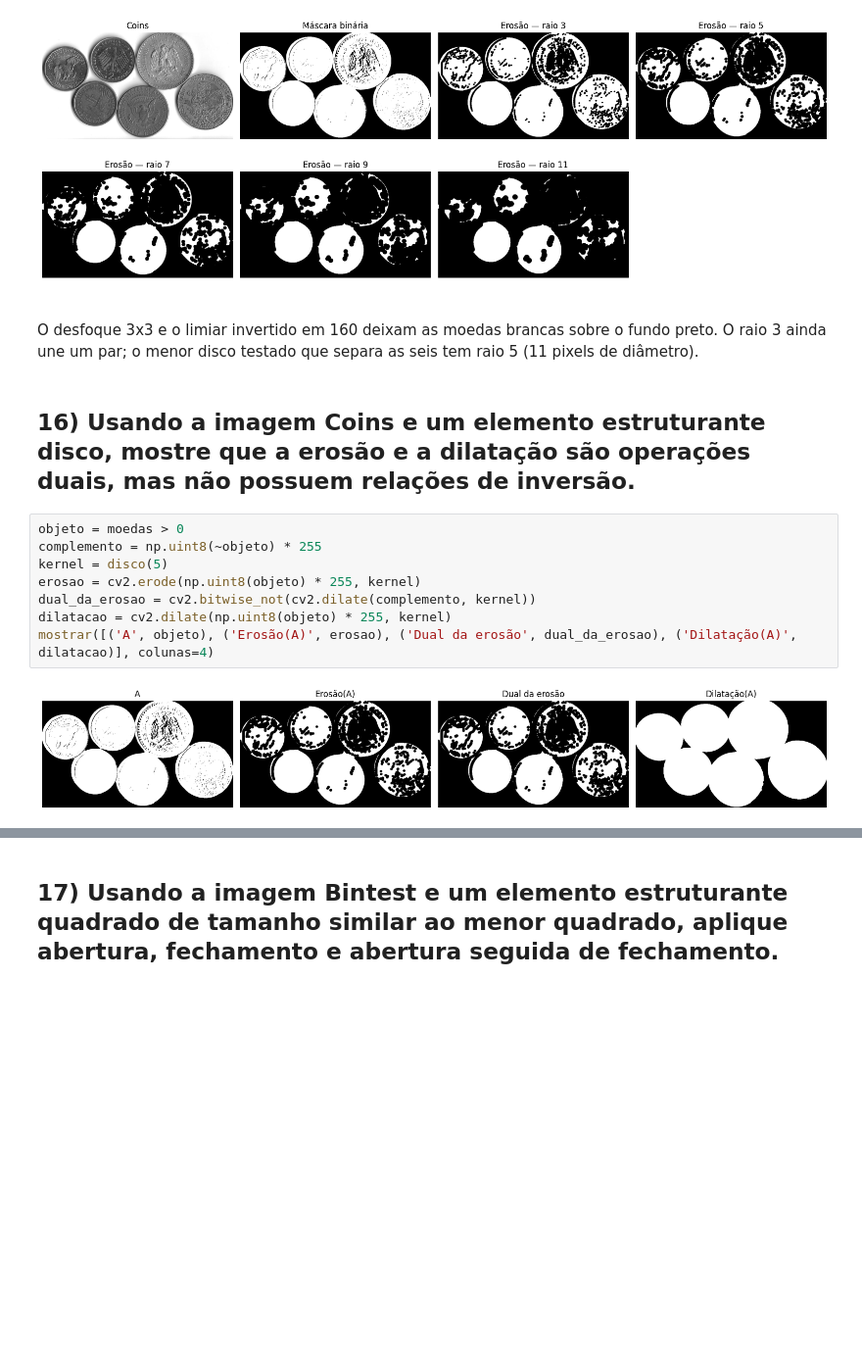
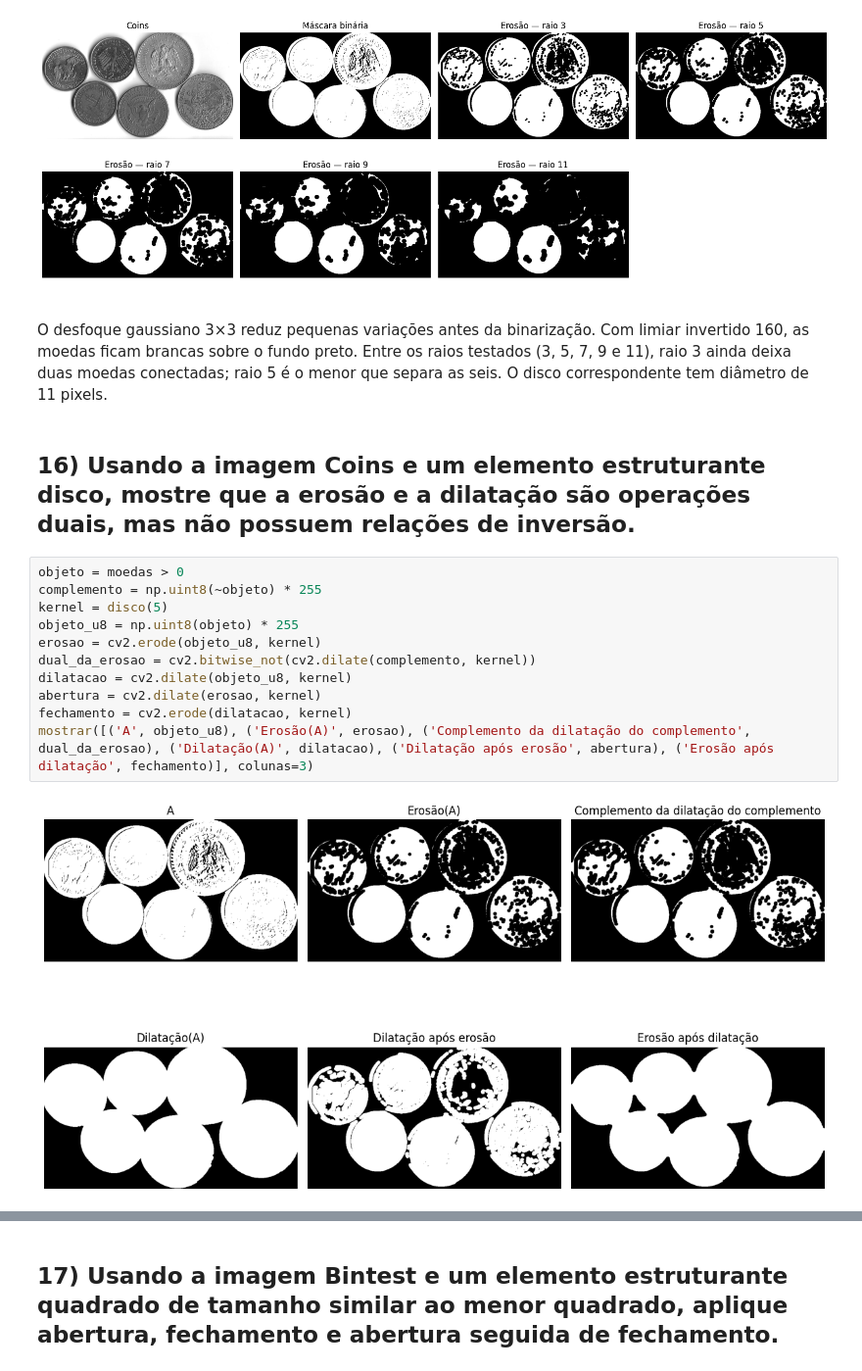
Before and after one commit to Pogeu/Processamento-de-Sinais-2, a Jupyter notebook: lista_2/2026_2_pedro_batsos_l2_v1.ipynb, the cells around one changed output, grey strips where cells are left out. Shown at 98% size. Cells and saved outputs as stored; diff of their text form; blank space fills up the shorter version.

```diff
--- a/lista_2/2026_2_pedro_batsos_l2_v1.ipynb
+++ b/lista_2/2026_2_pedro_batsos_l2_v1.ipynb
@@ -48,17 +48,20 @@ mostrar([('Coins', coins), ('Máscara binária', moedas)] + erosoes, colunas=4,
 # %% [output]
 [figure]
 # %% [markdown]
-O desfoque 3x3 e o limiar invertido em 160 deixam as moedas brancas sobre o fundo preto. O raio 3 ainda une um par; o menor disco testado que separa as seis tem raio 5 (11 pixels de diâmetro).
+O desfoque gaussiano 3×3 reduz pequenas variações antes da binarização. Com limiar invertido 160, as moedas ficam brancas sobre o fundo preto. Entre os raios testados (3, 5, 7, 9 e 11), raio 3 ainda deixa duas moedas conectadas; raio 5 é o menor que separa as seis. O disco correspondente tem diâmetro de 11 pixels.
 # %% [markdown]
 ## 16) Usando a imagem Coins e um elemento estruturante disco, mostre que a erosão e a dilatação são operações duais, mas não possuem relações de inversão.
 # %%
 objeto = moedas > 0
 complemento = np.uint8(~objeto) * 255
 kernel = disco(5)
-erosao = cv2.erode(np.uint8(objeto) * 255, kernel)
+objeto_u8 = np.uint8(objeto) * 255
+erosao = cv2.erode(objeto_u8, kernel)
 dual_da_erosao = cv2.bitwise_not(cv2.dilate(complemento, kernel))
-dilatacao = cv2.dilate(np.uint8(objeto) * 255, kernel)
-mostrar([('A', objeto), ('Erosão(A)', erosao), ('Dual da erosão', dual_da_erosao), ('Dilatação(A)', dilatacao)], colunas=4)
+dilatacao = cv2.dilate(objeto_u8, kernel)
+abertura = cv2.dilate(erosao, kernel)
+fechamento = cv2.erode(dilatacao, kernel)
+mostrar([('A', objeto_u8), ('Erosão(A)', erosao), ('Complemento da dilatação do complemento', dual_da_erosao), ('Dilatação(A)', dilatacao), ('Dilatação após erosão', abertura), ('Erosão após dilatação', fechamento)], colunas=3)
 # %% [output]
-[figure, old version]
+[figure, new version]
 # %% [markdown]
```
Also changed, not shown: parts of 17 cells of this notebook.
